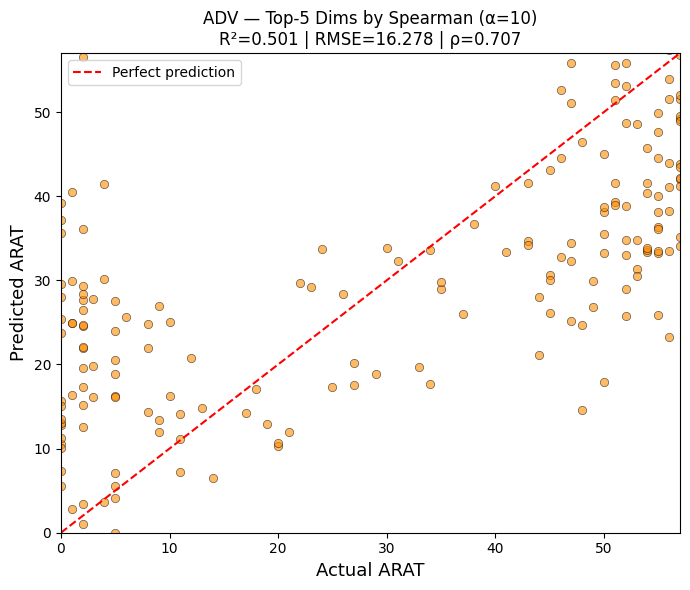
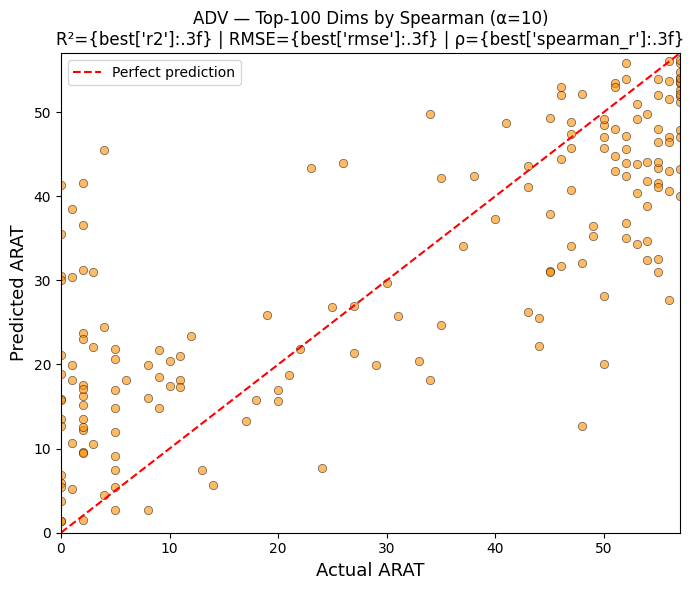
The change to this notebook cell's code, shown as a diff; its figure went from the first image to the second:
--- before
+++ after
@@ -2,17 +2,29 @@
 import matplotlib.pyplot as plt
 import os
+from sklearn.decomposition import PCA
 
-# FMA results for best configs
-fma_topk5  = loso_regression(X_acc_only[:, top_k_idx[:5]],  fma, pids, alpha=10.0)
-fma_topk30 = loso_regression(X_acc_only[:, top_k_idx[:30]], fma, pids, alpha=10.0)
-fma_pca30  = loso_regression(PCA(n_components=30).fit_transform(X_acc_only), fma, pids, alpha=10.0)
+# Reusable regression results for summary table
+acc_arat = loso_regression(X_acc_only, arat, pids)
+acc_fma  = loso_regression(X_acc_only, fma, pids)
+accstd_arat = loso_regression(X_acc_std, arat, pids)
+accstd_fma  = loso_regression(X_acc_std, fma, pids)
+
+# Keep same row schema as feature_engineering.ipynb
+pca20_arat = results_pca[20]
+pca20_fma  = loso_regression(PCA(n_components=20).fit_transform(X_acc_only), fma, pids, alpha=10.0)
+
+top100_arat = results_topk[100]
+top100_fma  = loso_regression(X_acc_only[:, top_k_idx[:100]], fma, pids, alpha=10.0)
+top128_arat = results_topk[128]
+top128_fma  = loso_regression(X_acc_only[:, top_k_idx[:128]], fma, pids, alpha=10.0)
 
 results_summary = [
-    {"Strategy": "Baseline (mean pool, 1028-d)", "Dims": 1028, "ARAT_R2": baseline_arat['r2'], "ARAT_RMSE": baseline_arat['rmse'], "ARAT_rho": baseline_arat['spearman_r'], "FMA_R2": baseline_fma['r2'], "FMA_RMSE": baseline_fma['rmse'], "FMA_rho": baseline_fma['spearman_r']},
-    {"Strategy": "Acc only (128-d)",             "Dims": 128,  "ARAT_R2": loso_regression(X_acc_only, arat, pids)['r2'], "ARAT_RMSE": loso_regression(X_acc_only, arat, pids)['rmse'], "ARAT_rho": loso_regression(X_acc_only, arat, pids)['spearman_r'], "FMA_R2": loso_regression(X_acc_only, fma, pids)['r2'], "FMA_RMSE": loso_regression(X_acc_only, fma, pids)['rmse'], "FMA_rho": loso_regression(X_acc_only, fma, pids)['spearman_r']},
-    {"Strategy": "Acc mean [0:64]",              "Dims": 64,   "ARAT_R2": loso_regression(X_acc_mean, arat, pids)['r2'], "ARAT_RMSE": loso_regression(X_acc_mean, arat, pids)['rmse'], "ARAT_rho": loso_regression(X_acc_mean, arat, pids)['spearman_r'], "FMA_R2": loso_regression(X_acc_mean, fma, pids)['r2'], "FMA_RMSE": loso_regression(X_acc_mean, fma, pids)['rmse'], "FMA_rho": loso_regression(X_acc_mean, fma, pids)['spearman_r']},
-    {"Strategy": "Top-5 dims by Spearman (α=10)","Dims": 5,    "ARAT_R2": results_topk[5]['r2'], "ARAT_RMSE": results_topk[5]['rmse'], "ARAT_rho": results_topk[5]['spearman_r'], "FMA_R2": fma_topk5['r2'], "FMA_RMSE": fma_topk5['rmse'], "FMA_rho": fma_topk5['spearman_r']},
-    {"Strategy": "Top-30 dims by Spearman (α=10)","Dims": 30,  "ARAT_R2": results_topk[30]['r2'], "ARAT_RMSE": results_topk[30]['rmse'], "ARAT_rho": results_topk[30]['spearman_r'], "FMA_R2": fma_topk30['r2'], "FMA_RMSE": fma_topk30['rmse'], "FMA_rho": fma_topk30['spearman_r']},
-    {"Strategy": "PCA n=30 on acc (α=10)",       "Dims": 30,   "ARAT_R2": results_pca[30]['r2'], "ARAT_RMSE": results_pca[30]['rmse'], "ARAT_rho": results_pca[30]['spearman_r'], "FMA_R2": fma_pca30['r2'], "FMA_RMSE": fma_pca30['rmse'], "FMA_rho": fma_pca30['spearman_r']},
+    {"Strategy": "Baseline (mean pool, 1028-d)",        "Dims": 1028, "ARAT_R2": baseline_arat['r2'], "ARAT_RMSE": baseline_arat['rmse'], "ARAT_rho": baseline_arat['spearman_r'], "FMA_R2": baseline_fma['r2'], "FMA_RMSE": baseline_fma['rmse'], "FMA_rho": baseline_fma['spearman_r']},
+    {"Strategy": "Acc only (128-d)",                    "Dims": 128,  "ARAT_R2": acc_arat['r2'], "ARAT_RMSE": acc_arat['rmse'], "ARAT_rho": acc_arat['spearman_r'], "FMA_R2": acc_fma['r2'], "FMA_RMSE": acc_fma['rmse'], "FMA_rho": acc_fma['spearman_r']},
+    {"Strategy": "Acc std only (64-d)",                 "Dims": 64,   "ARAT_R2": accstd_arat['r2'], "ARAT_RMSE": accstd_arat['rmse'], "ARAT_rho": accstd_arat['spearman_r'], "FMA_R2": accstd_fma['r2'], "FMA_RMSE": accstd_fma['rmse'], "FMA_rho": accstd_fma['spearman_r']},
+    {"Strategy": "Acc mean+std (128-d)",                "Dims": 128,  "ARAT_R2": acc_arat['r2'], "ARAT_RMSE": acc_arat['rmse'], "ARAT_rho": acc_arat['spearman_r'], "FMA_R2": acc_fma['r2'], "FMA_RMSE": acc_fma['rmse'], "FMA_rho": acc_fma['spearman_r']},
+    {"Strategy": "PCA n=20 on acc (no leakage, α=10)",  "Dims": 20,   "ARAT_R2": pca20_arat['r2'], "ARAT_RMSE": pca20_arat['rmse'], "ARAT_rho": pca20_arat['spearman_r'], "FMA_R2": pca20_fma['r2'], "FMA_RMSE": pca20_fma['rmse'], "FMA_rho": pca20_fma['spearman_r']},
+    {"Strategy": "Top-100 dims by Spearman (α=10)",     "Dims": 100,  "ARAT_R2": top100_arat['r2'], "ARAT_RMSE": top100_arat['rmse'], "ARAT_rho": top100_arat['spearman_r'], "FMA_R2": top100_fma['r2'], "FMA_RMSE": top100_fma['rmse'], "FMA_rho": top100_fma['spearman_r']},
+    {"Strategy": "Top-128 dims by Spearman (α=10)",     "Dims": 128,  "ARAT_R2": top128_arat['r2'], "ARAT_RMSE": top128_arat['rmse'], "ARAT_rho": top128_arat['spearman_r'], "FMA_R2": top128_fma['r2'], "FMA_RMSE": top128_fma['rmse'], "FMA_rho": top128_fma['spearman_r']},
 ]
 
@@ -24,6 +36,6 @@
 print("\nSaved to results/feature_engineering/metrics/aggregation_results_adv.csv")
 
-# Scatter plot for best strategy (Top-5)
-best = results_topk[5]
+
+best = results_topk[100]
 fig, ax = plt.subplots(figsize=(7, 6))
 ax.scatter(best['y_true'], best['y_pred'], alpha=0.6, edgecolors='k', linewidths=0.5, color='darkorange')
@@ -31,5 +43,5 @@
 ax.set_xlabel("Actual ARAT", fontsize=13)
 ax.set_ylabel("Predicted ARAT", fontsize=13)
-ax.set_title(f"ADV — Top-5 Dims by Spearman (α=10)\nR²={best['r2']:.3f} | RMSE={best['rmse']:.3f} | ρ={best['spearman_r']:.3f}", fontsize=12)
+ax.set_title("ADV — Top-100 Dims by Spearman (α=10)\nR²={best['r2']:.3f} | RMSE={best['rmse']:.3f} | ρ={best['spearman_r']:.3f}", fontsize=12)
 ax.legend()
 ax.set_xlim(0, 57)
@@ -40,2 +52,3 @@
 plt.show()
 print("Saved to results/feature_engineering/figures/predicted_vs_actual_adv.png")
+

Commit: Standardize feature-engineering summaries and Top-100 figures across pipelines